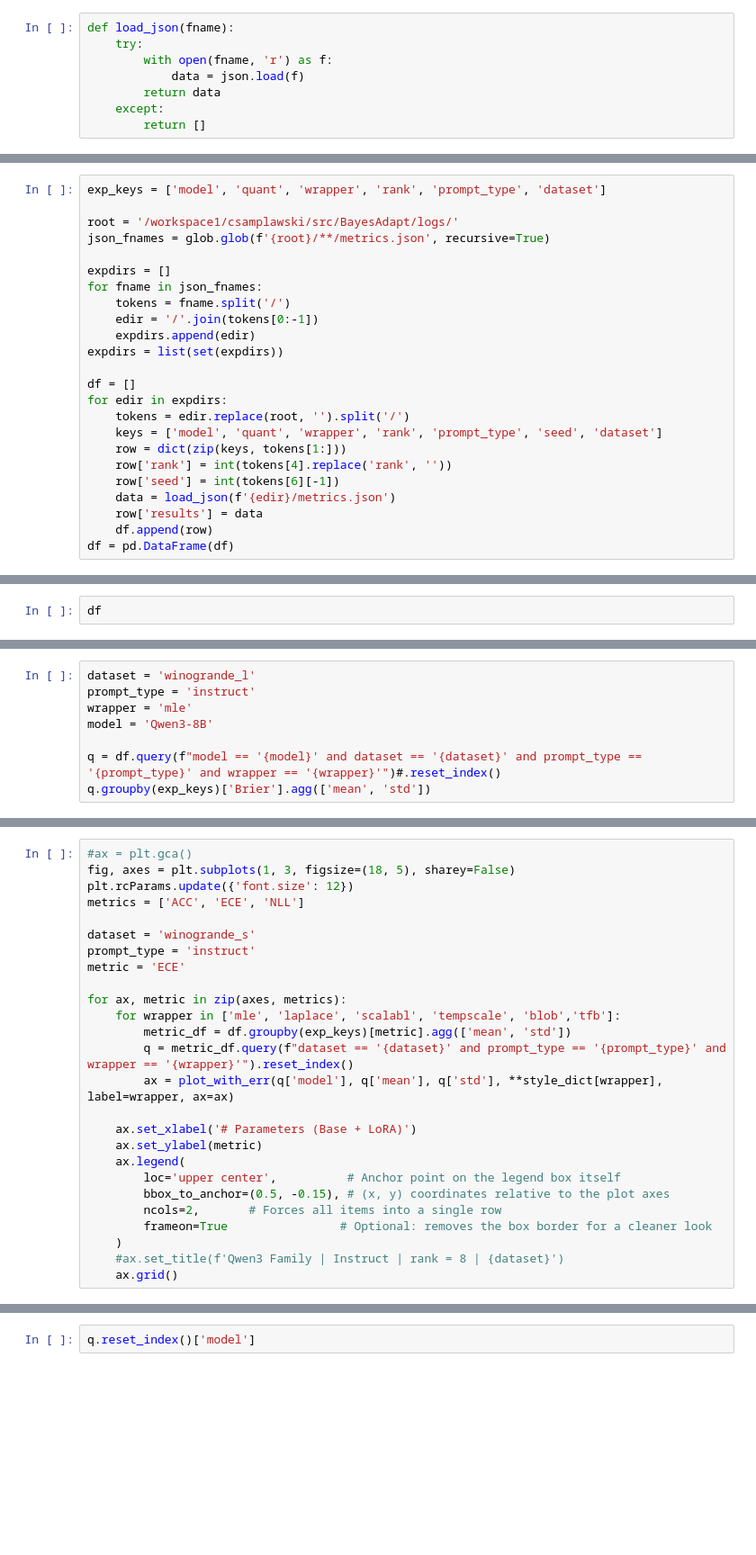
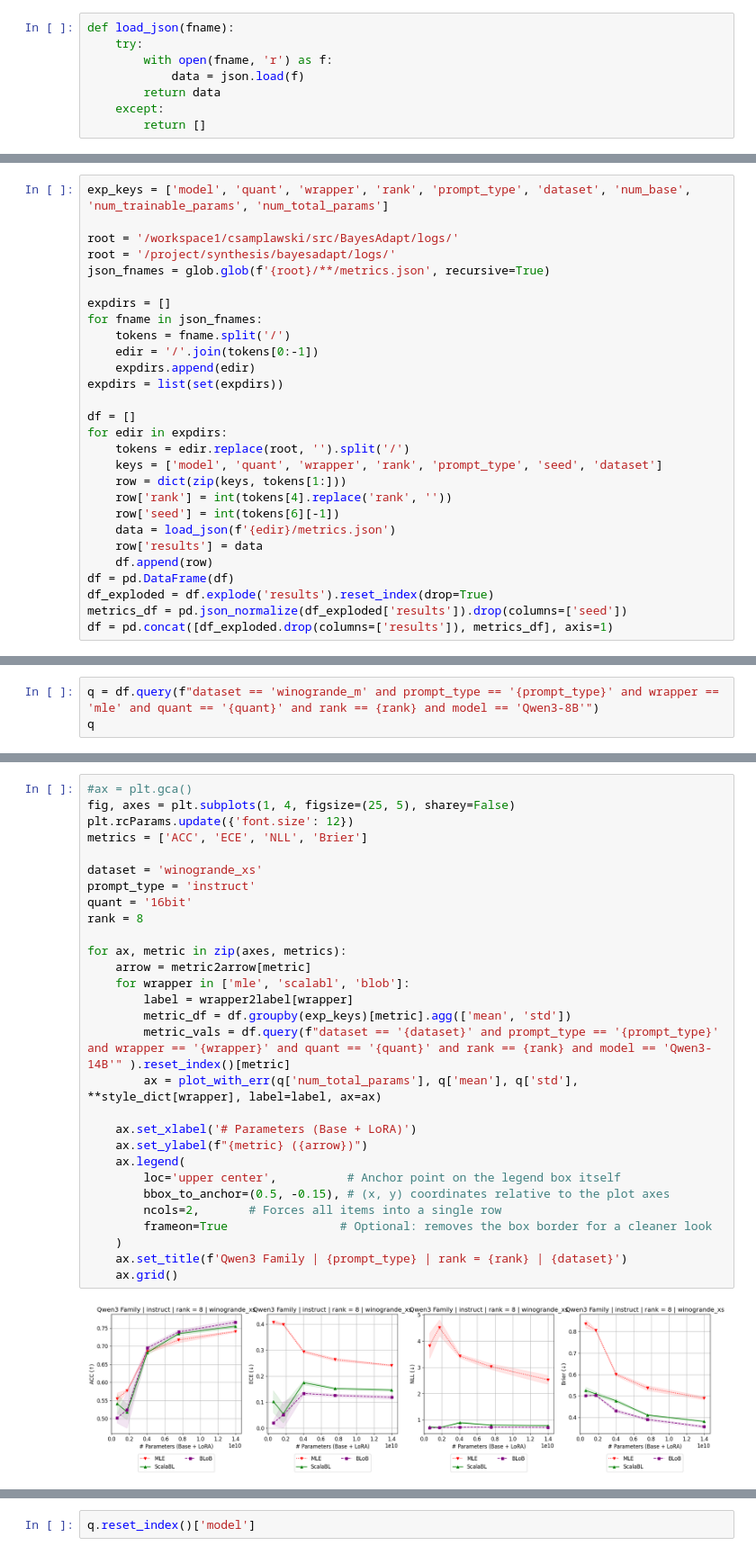
Before and after one commit to SRI-CSL/BayesAdapt, a Jupyter notebook: notebooks/parse_logs.ipynb, the cells around one changed output, grey strips where cells are left out. Shown at 90% size. Saved outputs shown, nothing was run; the diff lists cells and outputs as text; blank space fills up the shorter version.

```diff
--- a/notebooks/parse_logs.ipynb
+++ b/notebooks/parse_logs.ipynb
@@ -40,7 +90,8 @@ int('seed0'[-1])
 # %%
-exp_keys = ['model', 'quant', 'wrapper', 'rank', 'prompt_type', 'dataset']
+exp_keys = ['model', 'quant', 'wrapper', 'rank', 'prompt_type', 'dataset', 'num_base', 'num_trainable_params', 'num_total_params']
 
 root = '/workspace1/csamplawski/src/BayesAdapt/logs/'
+root = '/project/synthesis/bayesadapt/logs/'
 json_fnames = glob.glob(f'{root}/**/metrics.json', recursive=True)
 
 expdirs = []
@@ -61,3 +112,6 @@ for edir in expdirs:
     row['results'] = data
     df.append(row)
 df = pd.DataFrame(df)
+df_exploded = df.explode('results').reset_index(drop=True)
+metrics_df = pd.json_normalize(df_exploded['results']).drop(columns=['seed'])
+df = pd.concat([df_exploded.drop(columns=['results']), metrics_df], axis=1)
@@ -68,2 +118,3 @@ df = pd.concat([df_exploded.drop(columns=['results']), metrics_df], axis=1)
 # %%
-df
+q = df.query(f"dataset == 'winogrande_m' and prompt_type == '{prompt_type}' and wrapper == 'mle' and quant == '{quant}' and rank == {rank} and model == 'Qwen3-8B'")
+q
@@ -70,8 +126,0 @@ df
-# %%
-dataset = 'winogrande_l'
-prompt_type = 'instruct'
-wrapper = 'mle'
-model = 'Qwen3-8B'
-
-q = df.query(f"model == '{model}' and dataset == '{dataset}' and prompt_type == '{prompt_type}' and wrapper == '{wrapper}'")#.reset_index()
-q.groupby(exp_keys)['Brier'].agg(['mean', 'std'])
@@ -78,26 +162,31 @@ q.groupby(exp_keys)['Brier'].agg(['mean', 'std'])
 # %%
 #ax = plt.gca()
-fig, axes = plt.subplots(1, 3, figsize=(18, 5), sharey=False)
+fig, axes = plt.subplots(1, 4, figsize=(25, 5), sharey=False)
 plt.rcParams.update({'font.size': 12})
-metrics = ['ACC', 'ECE', 'NLL']
+metrics = ['ACC', 'ECE', 'NLL', 'Brier']
 
-dataset = 'winogrande_s'
+dataset = 'winogrande_xs'
 prompt_type = 'instruct'
-metric = 'ECE'
+quant = '16bit'
+rank = 8
 
 for ax, metric in zip(axes, metrics):
-    for wrapper in ['mle', 'laplace', 'scalabl', 'tempscale', 'blob','tfb']:
+    arrow = metric2arrow[metric]
+    for wrapper in ['mle', 'scalabl', 'blob']:
+        label = wrapper2label[wrapper]
         metric_df = df.groupby(exp_keys)[metric].agg(['mean', 'std'])
-        q = metric_df.query(f"dataset == '{dataset}' and prompt_type == '{prompt_type}' and wrapper == '{wrapper}'").reset_index()
-        ax = plot_with_err(q['model'], q['mean'], q['std'], **style_dict[wrapper], label=wrapper, ax=ax)
+        metric_vals = df.query(f"dataset == '{dataset}' and prompt_type == '{prompt_type}' and wrapper == '{wrapper}' and quant == '{quant}' and rank == {rank} and model == 'Qwen3-14B'" ).reset_index()[metric]
+        ax = plot_with_err(q['num_total_params'], q['mean'], q['std'], **style_dict[wrapper], label=label, ax=ax)
 
     ax.set_xlabel('# Parameters (Base + LoRA)')
-    ax.set_ylabel(metric)
+    ax.set_ylabel(f"{metric} ({arrow})")
     ax.legend(
         loc='upper center',          # Anchor point on the legend box itself
         bbox_to_anchor=(0.5, -0.15), # (x, y) coordinates relative to the plot axes
         ncols=2,       # Forces all items into a single row
         frameon=True                # Optional: removes the box border for a cleaner look
     )
-    #ax.set_title(f'Qwen3 Family | Instruct | rank = 8 | {dataset}')
+    ax.set_title(f'Qwen3 Family | {prompt_type} | rank = {rank} | {dataset}')
     ax.grid()
+# %% [output]
+[figure, added]
```
Also changed, not shown: parts of 11 cells of this notebook.
